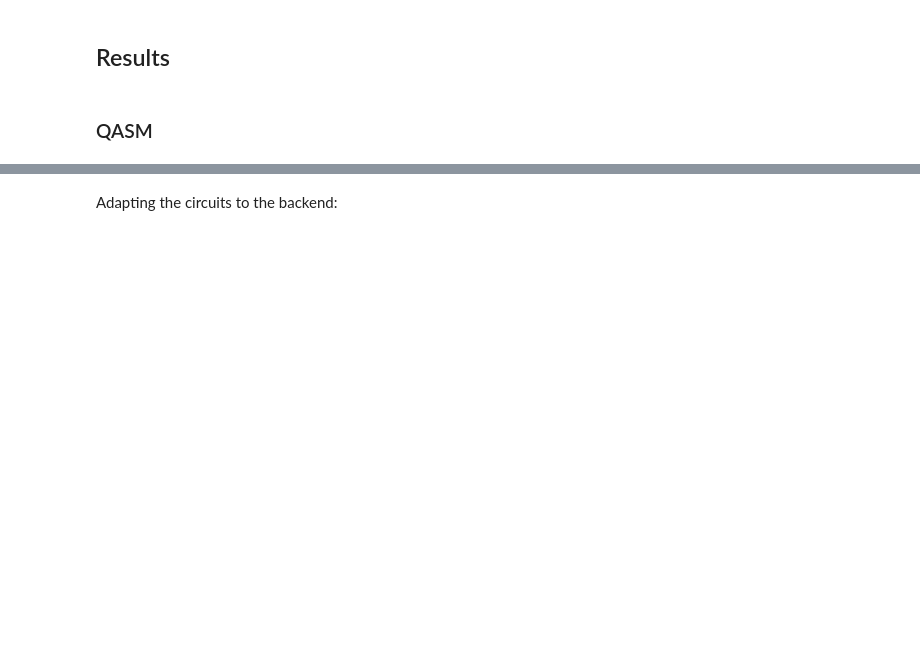
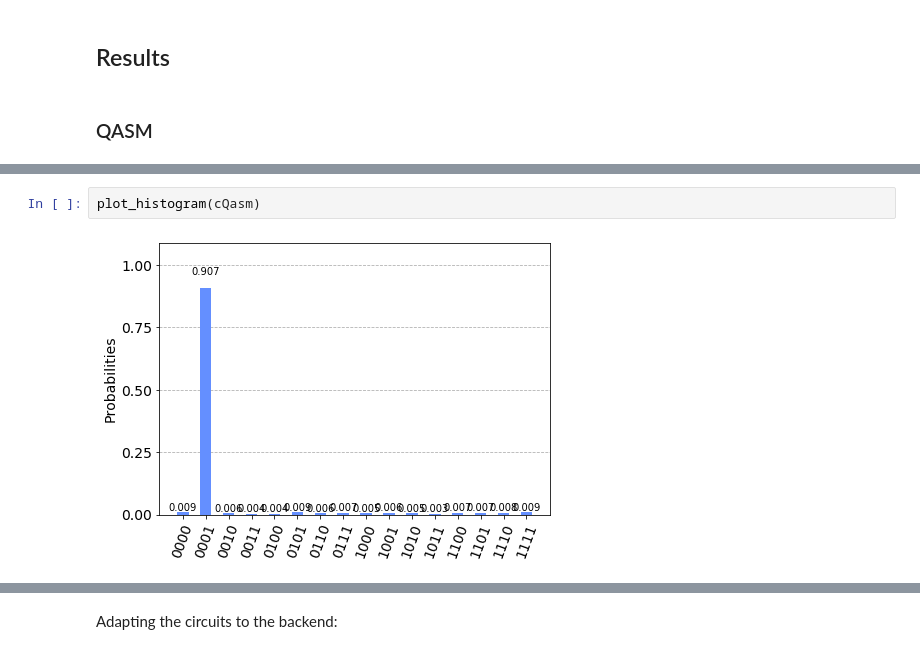
Before and after one commit to JaimePSantos/Dissertation-Tex-Code, a Jupyter notebook: Coding/Qiskit/Grover Search/allSearch.ipynb, the cells around one changed output, grey strips where cells are left out. Saved outputs shown, nothing was run; the diff lists cells and outputs as text; blank space fills up the shorter version.

```diff
--- a/Coding/Qiskit/Grover Search/allSearch.ipynb
+++ b/Coding/Qiskit/Grover Search/allSearch.ipynb
@@ -113,0 +119,4 @@ plot_histogram(simul(qcB))
+# %%
+plot_histogram(cQasm)
+# %% [output]
+[figure, added]
```
Also changed, not shown: parts of 47 cells of this notebook, 7 other files.
